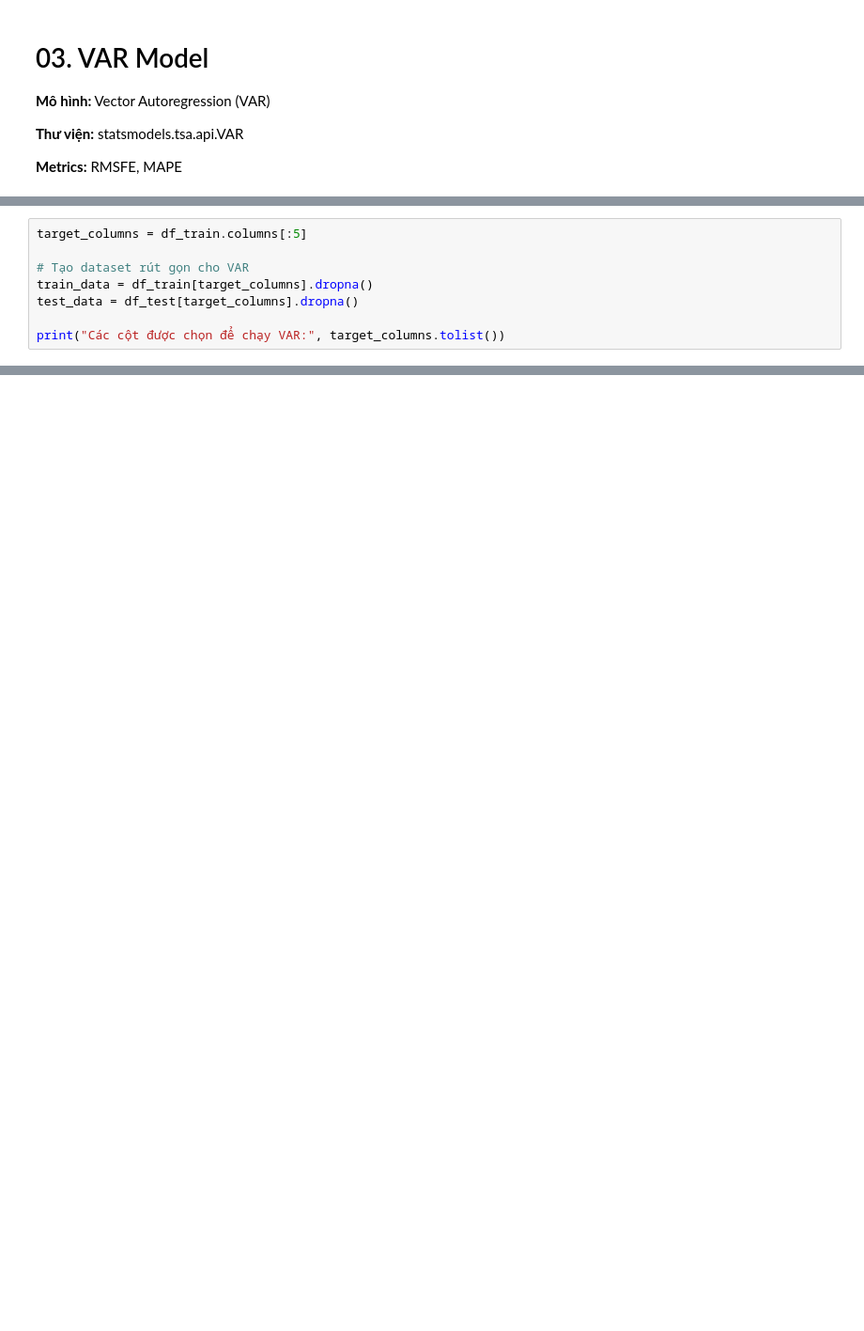
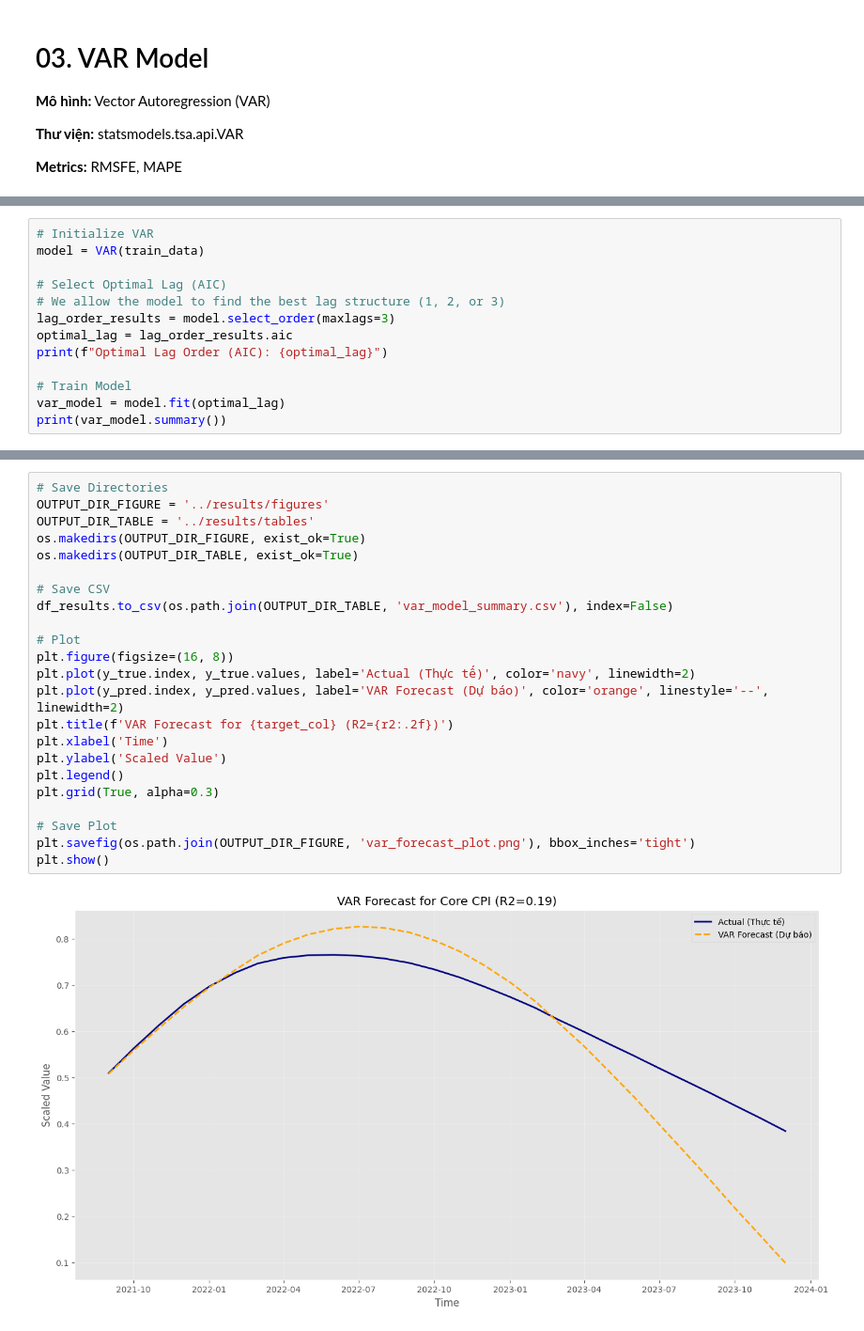
Before and after one commit to helios-ryuu/IS403.Q11, a Jupyter notebook: inflation-forecasting/notebooks/03_var.ipynb, the cells around one changed output, grey strips where cells are left out. Shown at 94% size. Saved outputs shown, nothing was run; the diff lists cells and outputs as text; blank space fills up the shorter version.

Commit message:
Complete VAR and ELASTICNET model

```diff
--- a/inflation-forecasting/notebooks/03_var.ipynb
+++ b/inflation-forecasting/notebooks/03_var.ipynb
@@ -44,9 +69,14 @@ Kích thước tập Test: (29, 64)
 # %%
-target_columns = df_train.columns[:5]
+# Initialize VAR
+model = VAR(train_data)
 
-# Tạo dataset rút gọn cho VAR
-train_data = df_train[target_columns].dropna()
-test_data = df_test[target_columns].dropna()
+# Select Optimal Lag (AIC)
+# We allow the model to find the best lag structure (1, 2, or 3)
+lag_order_results = model.select_order(maxlags=3)
+optimal_lag = lag_order_results.aic
+print(f"Optimal Lag Order (AIC): {optimal_lag}")
 
-print("Các cột được chọn để chạy VAR:", target_columns.tolist())
+# Train Model
+var_model = model.fit(optimal_lag)
+print(var_model.summary())
 # %% [output]
@@ -244,0 +136,25 @@ else:
+# %%
+# Save Directories
+OUTPUT_DIR_FIGURE = '../results/figures'
+OUTPUT_DIR_TABLE = '../results/tables'
+os.makedirs(OUTPUT_DIR_FIGURE, exist_ok=True)
+os.makedirs(OUTPUT_DIR_TABLE, exist_ok=True)
+
+# Save CSV
+df_results.to_csv(os.path.join(OUTPUT_DIR_TABLE, 'var_model_summary.csv'), index=False)
+
+# Plot
+plt.figure(figsize=(16, 8))
+plt.plot(y_true.index, y_true.values, label='Actual (Thực tế)', color='navy', linewidth=2)
+plt.plot(y_pred.index, y_pred.values, label='VAR Forecast (Dự báo)', color='orange', linestyle='--', linewidth=2)
+plt.title(f'VAR Forecast for {target_col} (R2={r2:.2f})')
+plt.xlabel('Time')
+plt.ylabel('Scaled Value')
+plt.legend()
+plt.grid(True, alpha=0.3)
+
+# Save Plot
+plt.savefig(os.path.join(OUTPUT_DIR_FIGURE, 'var_forecast_plot.png'), bbox_inches='tight')
+plt.show()
+# %% [output]
+[figure, added]
```
Also changed, not shown: parts of 9 cells of this notebook, 6 other files.
